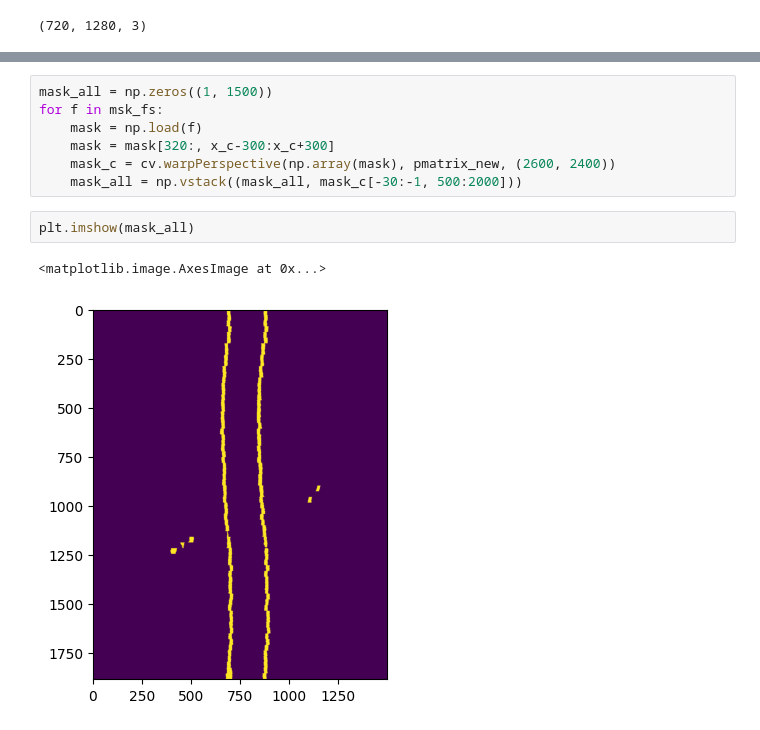
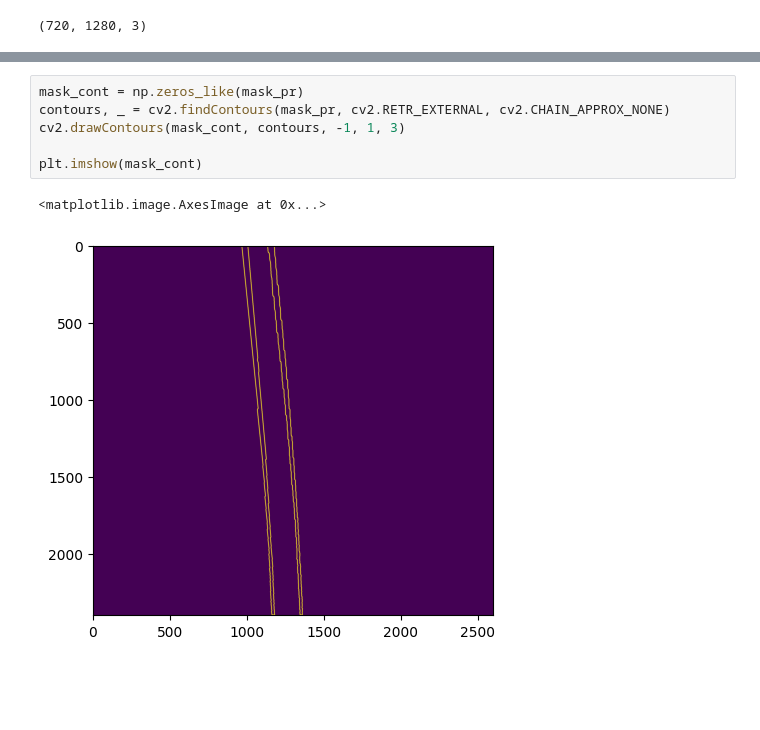
Before and after one commit to Andrudewt/perspective, a Jupyter notebook: main.ipynb, the cells around one changed output, grey strips where cells are left out. Cells and saved outputs as stored; diff of their text form; blank space fills up the shorter version.

```diff
--- a/main.ipynb
+++ b/main.ipynb
@@ -192,12 +173,9 @@ mask_c[-30:-1, 500:2000].shape
-# %%
-mask_all = np.zeros((1, 1500))
-for f in msk_fs:
-    mask = np.load(f)
-    mask = mask[320:, x_c-300:x_c+300]
-    mask_c = cv.warpPerspective(np.array(mask), pmatrix_new, (2600, 2400))
-    mask_all = np.vstack((mask_all, mask_c[-30:-1, 500:2000]))
-# %%
-plt.imshow(mask_all)
-# %% [output]
-<matplotlib.image.AxesImage at 0x...>
-[figure, removed]
+# %%
+mask_cont = np.zeros_like(mask_pr)
+contours, _ = cv2.findContours(mask_pr, cv2.RETR_EXTERNAL, cv2.CHAIN_APPROX_NONE)
+cv2.drawContours(mask_cont, contours, -1, 1, 3)
+
+plt.imshow(mask_cont)
+# %% [output]
+<matplotlib.image.AxesImage at 0x...>
+[figure, added]
```
Also changed, not shown: parts of 18 cells of this notebook.
